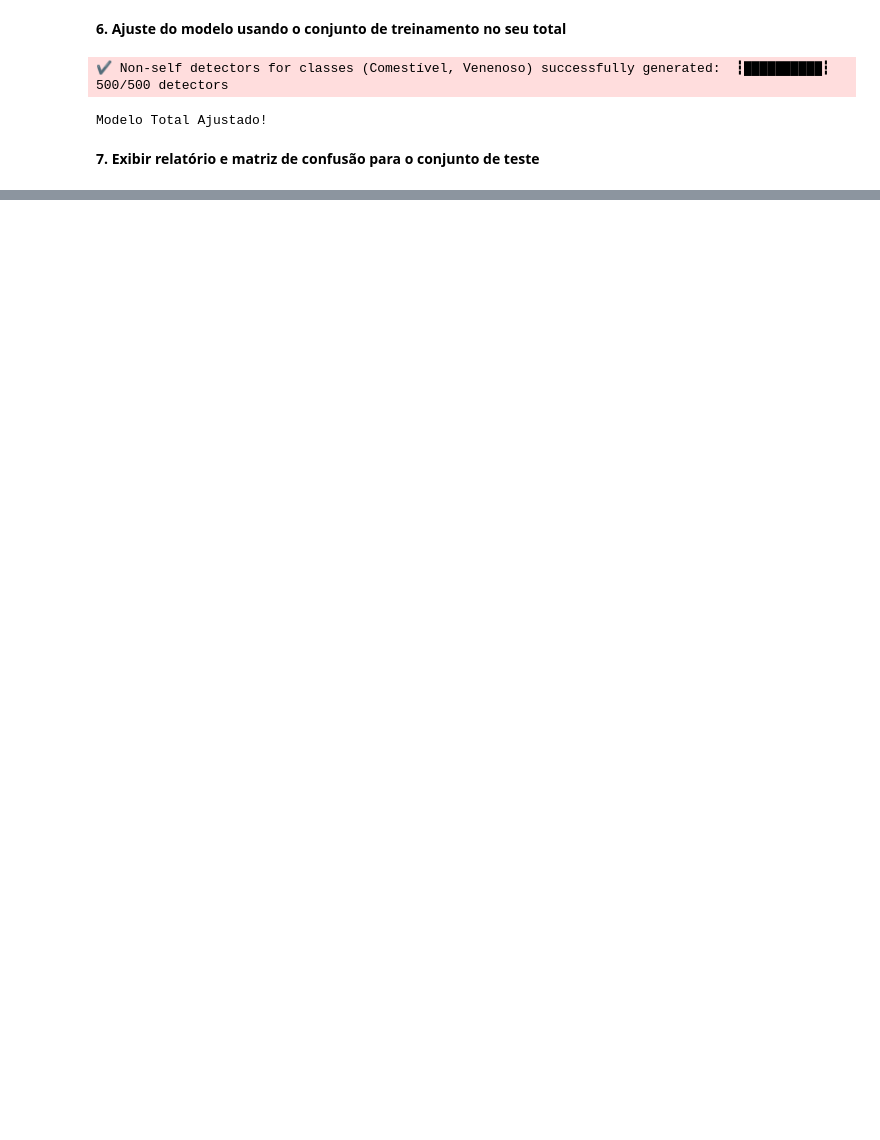
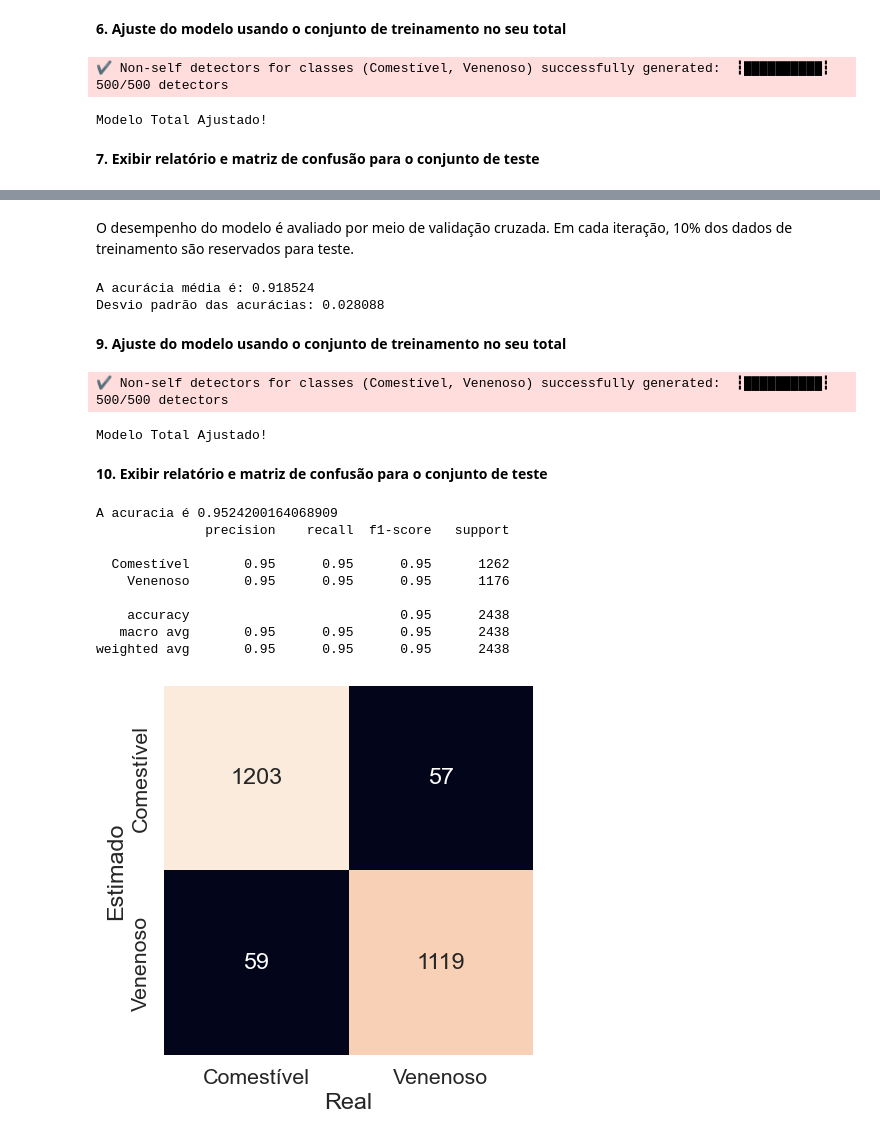
Before and after one commit to AIS-Package/aisp, a Jupyter notebook: examples/BNSA/mushrooms_dataBase_example_pt-br.ipynb, the cells around one changed output, grey strips where cells are left out. Cells and saved outputs as stored; diff of their text form; code cells hidden in the pictures; blank space fills up the shorter version.

```diff
--- a/examples/BNSA/mushrooms_dataBase_example_pt-br.ipynb
+++ b/examples/BNSA/mushrooms_dataBase_example_pt-br.ipynb
@@ -141,0 +148,60 @@ weighted avg       0.94      0.93      0.93      2438
+# %% [markdown]
+O desempenho do modelo é avaliado por meio de validação cruzada. Em cada iteração, 10% dos dados de treinamento são reservados para teste.
+# %%
+accuracy_list = list()
+
+# Model Initialization
+model = BNSA(N=250, aff_thresh=0.50, max_discards=1000, no_label_sample_selection='max_nearest_difference')
+
+for i in range(0, 50):
+    # Dividir o conjunto de treinamento, separando 1/10 dos dados para validação.
+    train_model_x, valid_x, train__model_y, valid_y = train_test_split(train_x, train_y, test_size=0.1)
+
+    # Ajustar o modelo usando os outros 90% dos dados
+    model.fit(train_model_x, train__model_y, verbose=False)
+
+    # Calculo de acurácia para conjunto de validação:
+    prev_y = model.predict(valid_x)
+    accuracy_list.append(accuracy_score(prev_y, valid_y))
+
+# Exibir a acurácia média e seu desvio padrão
+print(f"A acurácia média é: {np.average(np.array(accuracy_list)):.6f}")
+print(f"Desvio padrão das acurácias: {np.std(np.array(accuracy_list)):.6f}")
+# %% [output]
+A acurácia média é: 0.918524
+Desvio padrão das acurácias: 0.028088
+# %% [markdown]
+**9. Ajuste do modelo usando o conjunto de treinamento no seu total**
+# %%
+# Criando o modelo com todos os dados separados para treinamento.
+model.fit(train_x, train_y)
+print('Modelo Total Ajustado!')
+# %% [output]
+✔ Non-self detectors for classes (Comestível, Venenoso) successfully generated:  ┇██████████┇ 500/500 detectors
+Modelo Total Ajustado!
+# %% [markdown]
+**10. Exibir relatório e matriz de confusão para o conjunto de teste**
+# %%
+# Prevendo às classes com as amostras de teste.
+prev_y = model.predict(test_x)
+# Mostrando a acurácia das previsões para os dados reais.
+print(f"A acuracia é {accuracy_score(prev_y, test_y)}")
+print(classification_report(test_y, prev_y))
+# Gerando a matriz de confusão e plotando de forma gráfica.
+mat = confusion_matrix(y_true=test_y, y_pred=prev_y)
+sns.set(font_scale=1.4)
+sns.heatmap(mat.T, square=True, annot=True, fmt='d', cbar=False, xticklabels=model.classes, yticklabels=model.classes)
+plt.xlabel('Real')
+plt.ylabel('Estimado')
+plt.show()
+# %% [output]
+A acuracia é 0.9524200164068909
+              precision    recall  f1-score   support
+
+  Comestível       0.95      0.95      0.95      1262
+    Venenoso       0.95      0.95      0.95      1176
+
+    accuracy                           0.95      2438
+   macro avg       0.95      0.95      0.95      2438
+weighted avg       0.95      0.95      0.95      2438
+[figure, added]
```
Also changed, not shown: parts of 5 cells of this notebook, 7 other files.
